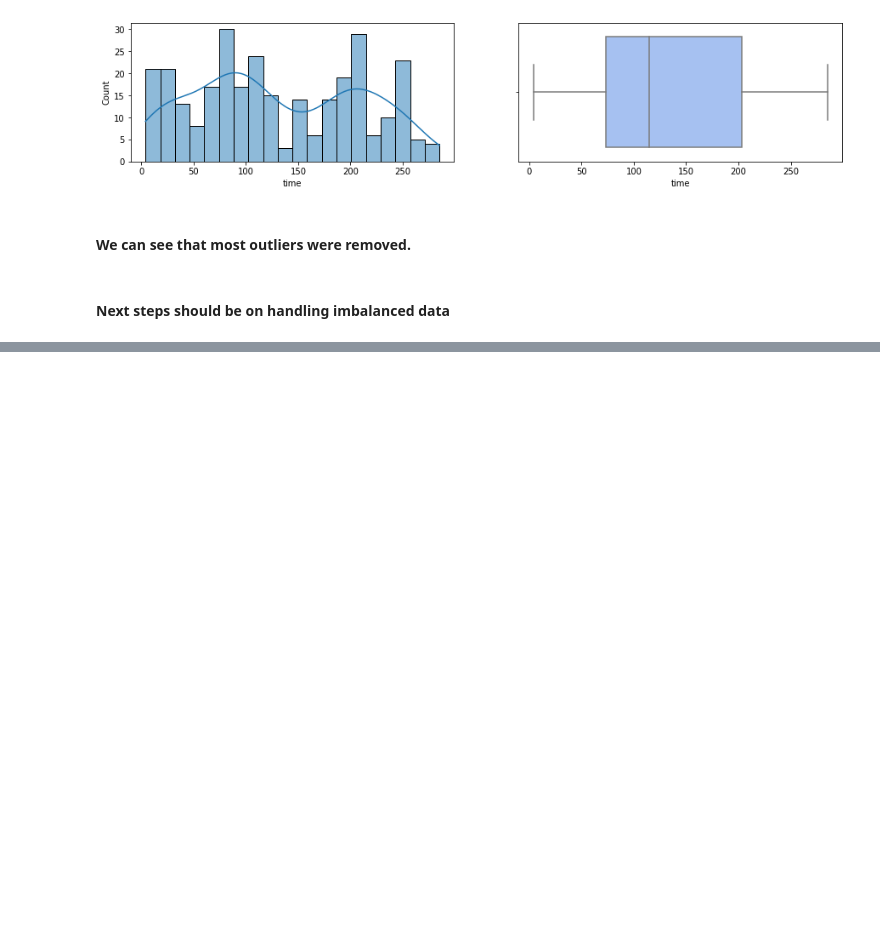
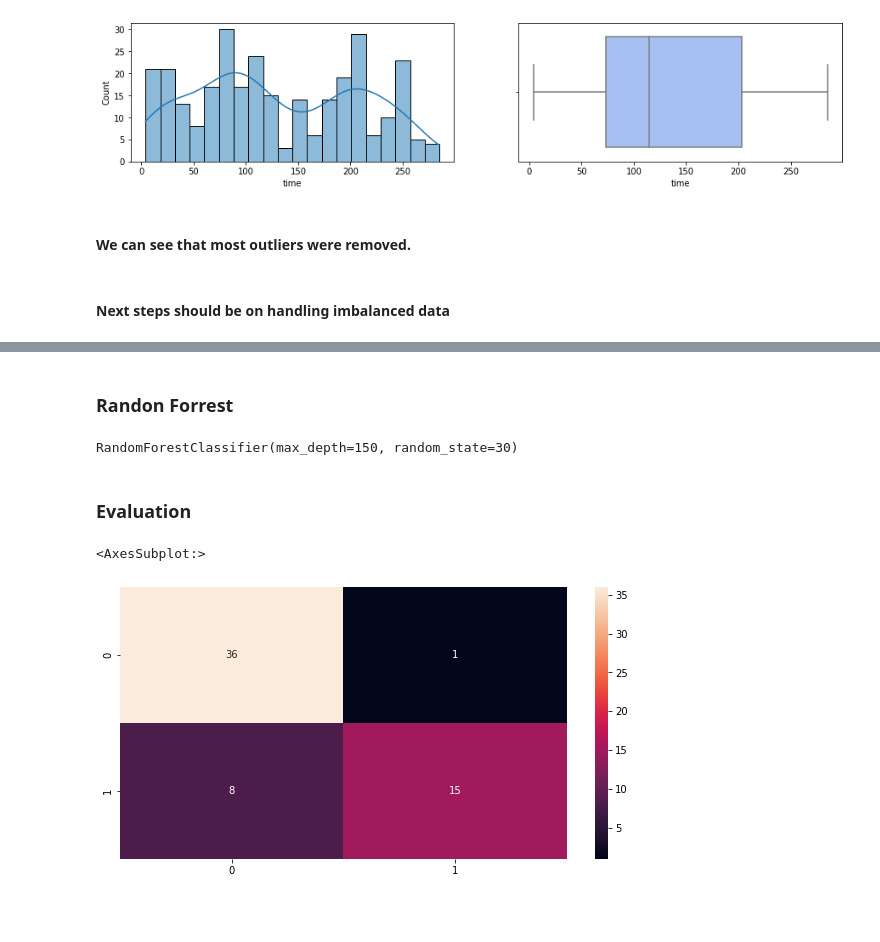
Before and after one commit to Brunocarneirom/Trabalho-final-Deep-Learning, a Jupyter notebook: script.ipynb, the cells around one changed output, grey strips where cells are left out. Drawn from its saved outputs; the diff is of its cells as text; code cells hidden in the pictures; blank space fills up the shorter version.

```diff
--- a/script.ipynb
+++ b/script.ipynb
@@ -264,0 +302,31 @@ X_train, X_test, y_train, y_test = train_test_split(X,y,test_size=0.2,random_sta
+# %% [markdown]
+### Randon Forrest
+# %%
+model_unbalanced = RandomForestClassifier(max_depth=150, random_state=30)
+model_smote = RandomForestClassifier(max_depth=150, random_state=30)
+model_ada = RandomForestClassifier(max_depth=150, random_state=30)
+# %%
+## Fitting the models
+
+model_unbalanced.fit(X_train, y_train)
+model_smote.fit(X_train_smote, y_train_smote)
+model_ada.fit(X_train_ada, y_train_ada)
+# %% [output]
+RandomForestClassifier(max_depth=150, random_state=30)
+# %%
+y_unbalanced_pred = model_unbalanced.predict(X_test)
+y_smote_pred = model_smote.predict(X_test)
+y_ada_pred = model_ada.predict(X_test)
+# %% [markdown]
+### Evaluation
+# %%
+## Lets first check for unbalanced data.
+
+plt.figure(figsize = (10,5))
+cm1 = confusion_matrix(y_test, y_unbalanced_pred)
+sns.heatmap(cm1, annot=True, fmt = 'g')
+# %% [output]
+<AxesSubplot:>
+[figure, added]
+# %% [markdown]
+####
```
Also changed, not shown: parts of 13 cells of this notebook.
